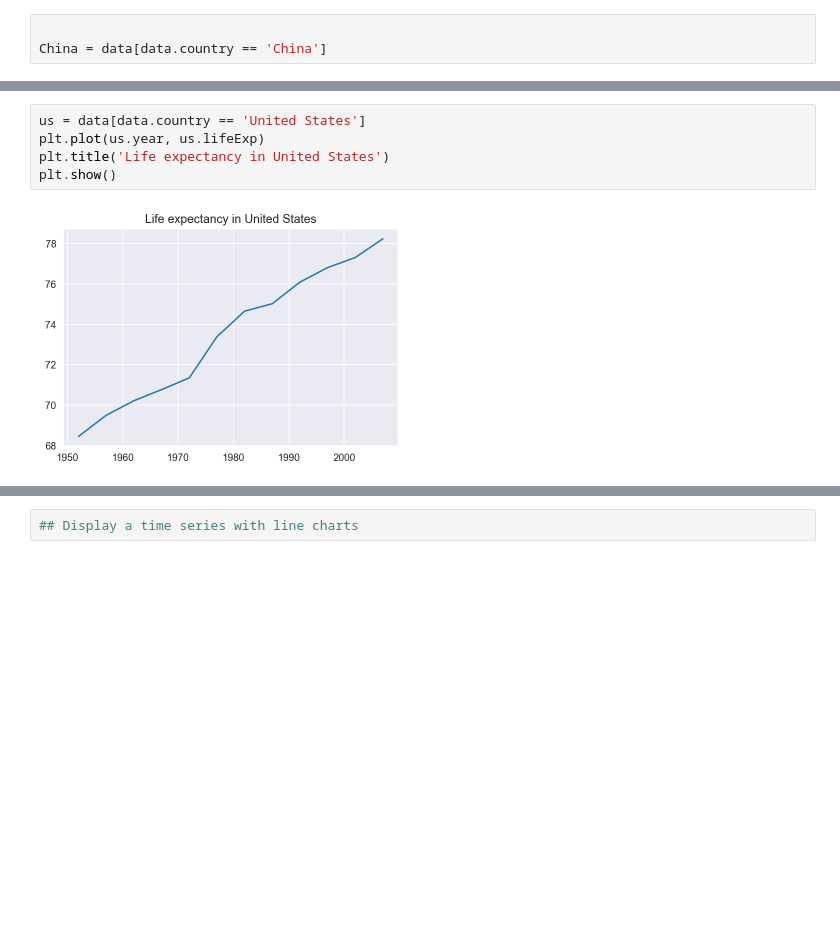
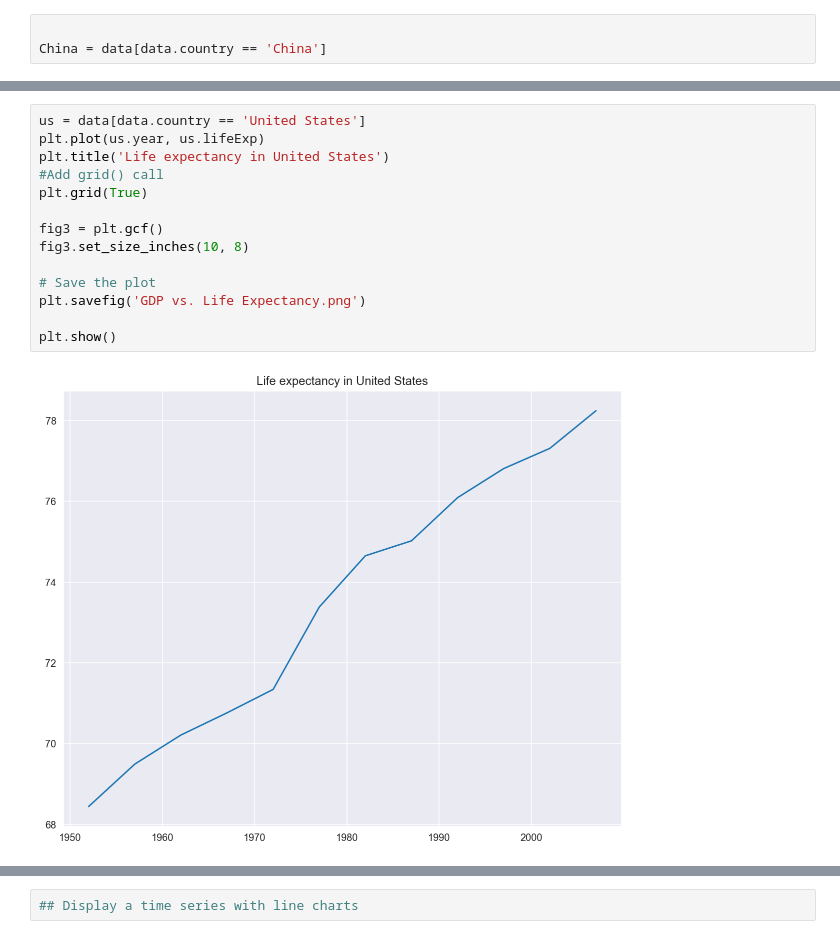
Before and after one commit to waleedhanna/Project_1-, a Jupyter notebook: GDP vs. Life Expectancy.ipynb, the cells around one changed output, grey strips where cells are left out. Saved outputs shown, nothing was run; the diff lists cells and outputs as text; blank space fills up the shorter version.

```diff
--- a/GDP vs. Life Expectancy.ipynb
+++ b/GDP vs. Life Expectancy.ipynb
@@ -424,10 +439,19 @@ plt.show()
 # %%
 us = data[data.country == 'United States']
 plt.plot(us.year, us.lifeExp)
 plt.title('Life expectancy in United States')
+#Add grid() call
+plt.grid(True)
+
+fig3 = plt.gcf()
+fig3.set_size_inches(10, 8)
+
+# Save the plot
+plt.savefig('GDP vs. Life Expectancy.png')
+
 plt.show()
 # %% [output]
-[figure, old version]
+[figure, new version]
 # %%
 China = data[data.country == 'China']
 plt.plot(China.year, China.lifeExp)
```
Also changed, not shown: parts of 18 cells of this notebook.
